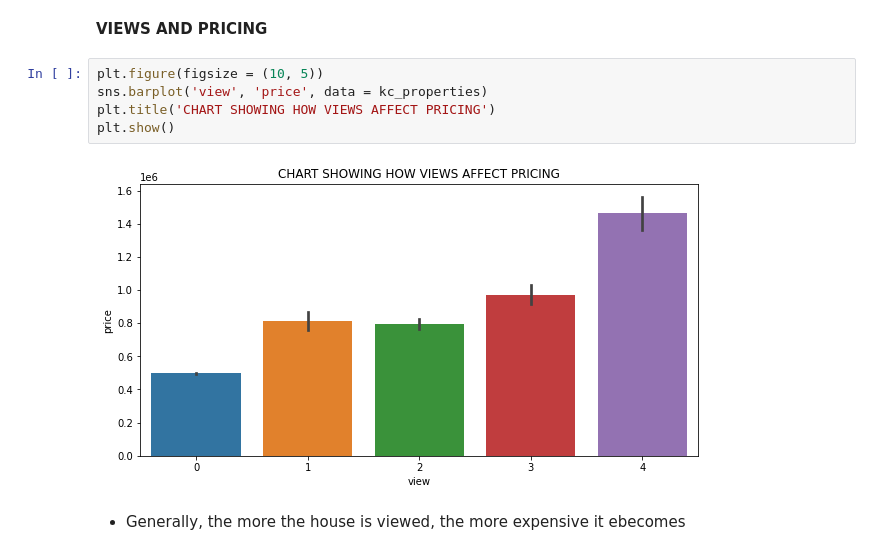
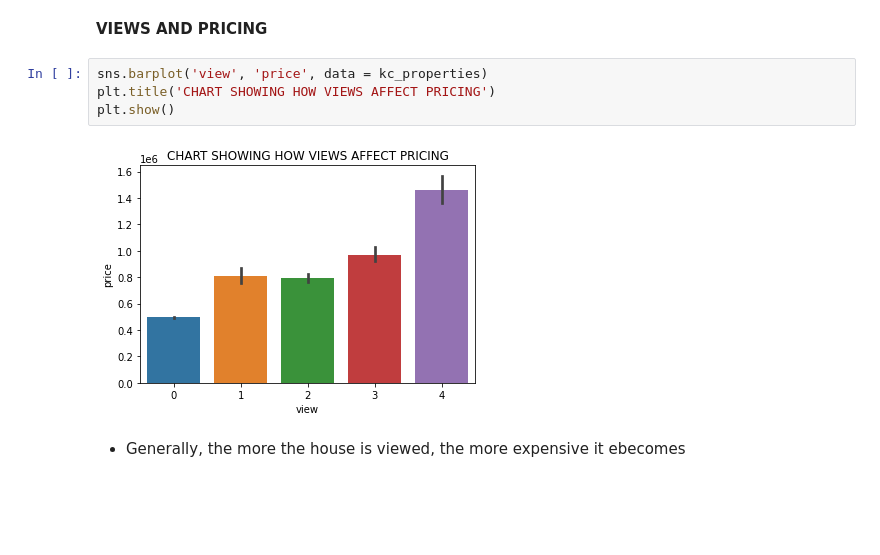
Before and after one commit to MikeDeecode/KC-properties-price-analysis, a Jupyter notebook: kc_properties_analysis.ipynb, the cells around one changed output. Drawn from its saved outputs; the diff is of its cells as text; blank space fills up the shorter version.

```diff
--- a/kc_properties_analysis.ipynb
+++ b/kc_properties_analysis.ipynb
@@ -381,12 +379,11 @@ plt.show()
 # %% [markdown]
 **VIEWS AND PRICING**
 # %%
-plt.figure(figsize = (10, 5))
 sns.barplot('view', 'price', data = kc_properties)
 plt.title('CHART SHOWING HOW VIEWS AFFECT PRICING')
 plt.show()
 # %% [output]
-[figure, old version]
+[figure, new version]
 # %% [markdown]
 * Generally, the more the house is viewed, the more expensive it ebecomes
 # %% [markdown]
```
Also changed, not shown: parts of 10 cells of this notebook.
